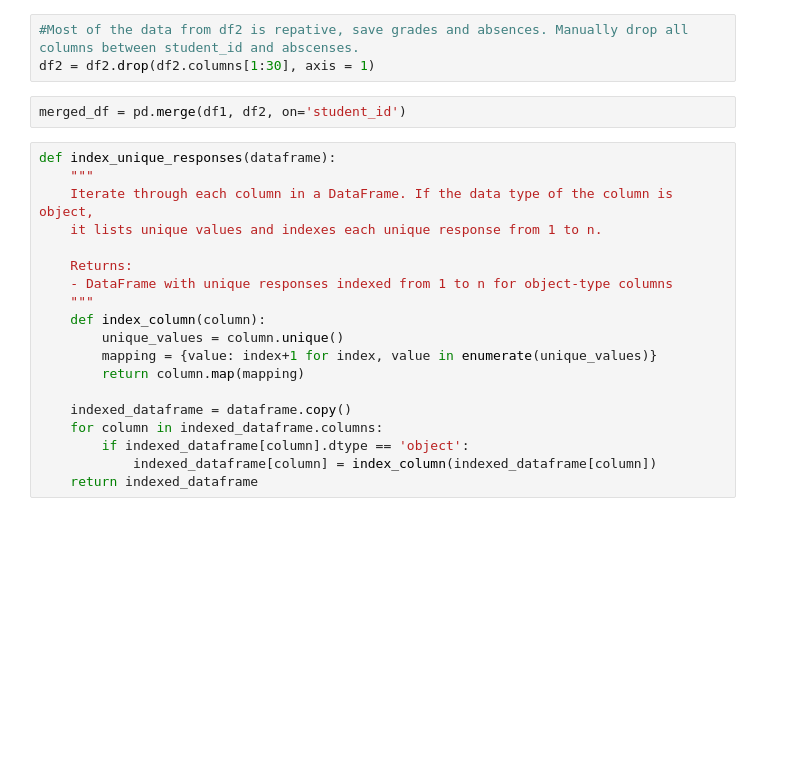
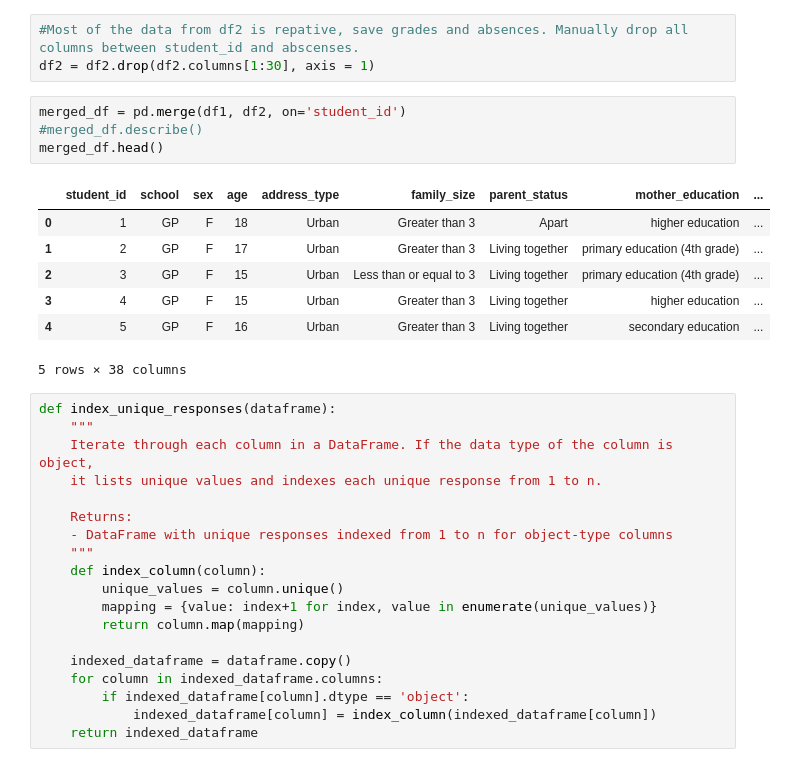
Before and after one commit to MEPritchard/EduPerformance, a Jupyter notebook: eduperformance.ipynb, the cells around one changed output. Cells and saved outputs as stored; diff of their text form; blank space fills up the shorter version.

```diff
--- a/eduperformance.ipynb
+++ b/eduperformance.ipynb
@@ -19,6 +19,16 @@ df2 = pd.read_csv(url_portugese)
 df2 = df2.drop(df2.columns[1:30], axis = 1)
 # %%
 merged_df = pd.merge(df1, df2, on='student_id')
+#merged_df.describe()
+merged_df.head()
+# %% [output]
+|  | student_id | school | sex | age | address_type | family_size | parent_status | mother_education | ... |
+| 0 | 1 | GP | F | 18 | Urban | Greater than 3 | Apart | higher education | ... |
+| 1 | 2 | GP | F | 17 | Urban | Greater than 3 | Living together | primary education (4th grade) | ... |
+| 2 | 3 | GP | F | 15 | Urban | Less than or equal to 3 | Living together | primary education (4th grade) | ... |
+| 3 | 4 | GP | F | 15 | Urban | Greater than 3 | Living together | higher education | ... |
+| 4 | 5 | GP | F | 16 | Urban | Greater than 3 | Living together | secondary education | ... |
+5 rows × 38 columns
 # %%
 def index_unique_responses(dataframe):
     """
```
Also changed, not shown: parts of 6 cells of this notebook.
